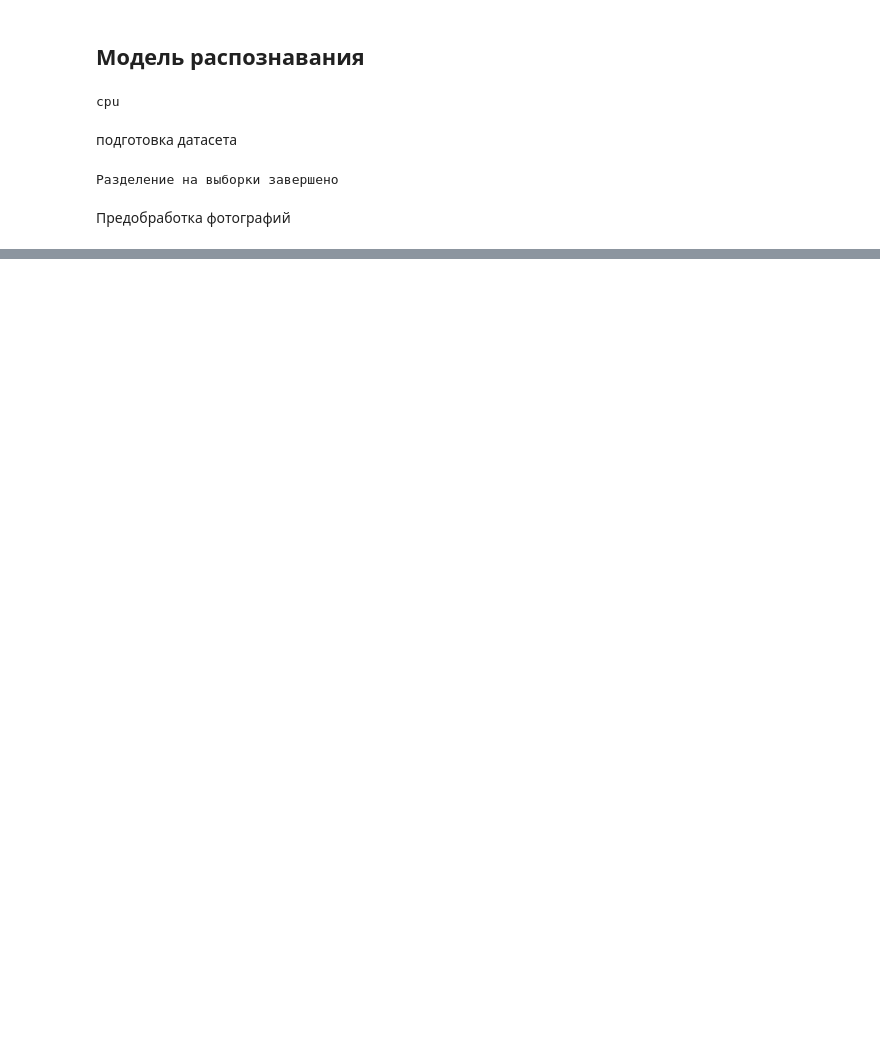
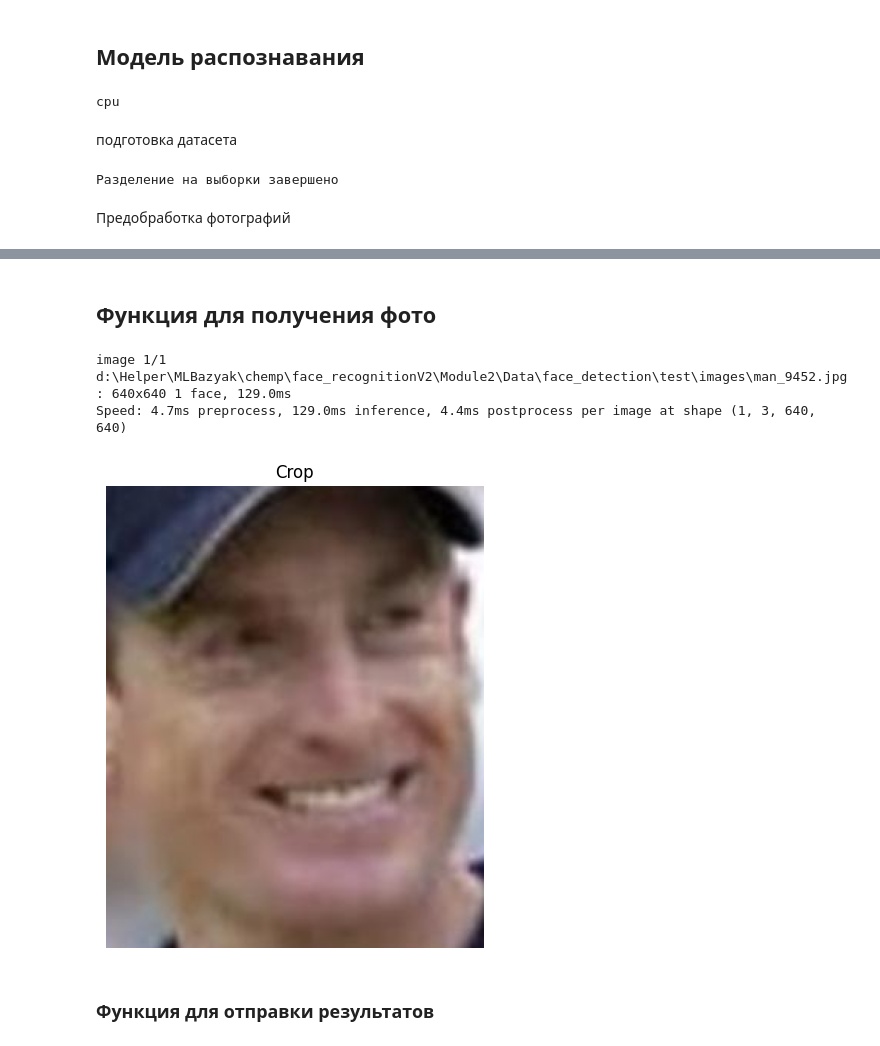
Before and after one commit to Rainfue/face_recognitionV2, a Jupyter notebook: Module2/Report_M2.ipynb, the cells around one changed output, grey strips where cells are left out. Drawn from its saved outputs; the diff is of its cells as text; code cells hidden in the pictures; blank space fills up the shorter version.

Commit message:
df + model + api + some function

```diff
--- a/Module2/Report_M2.ipynb
+++ b/Module2/Report_M2.ipynb
@@ -133,0 +214,2 @@ Downloading https://github.com/ultralytics/assets/releases/download/v8.3.0/yolov
+# %%
+det_model = YOLO('./runs/detect/face_detection/weights/best.pt')
@@ -213,0 +524,31 @@ train_loader = DataLoader()
+# %% [markdown]
+## Функция для получения фото
+# %%
+def get_photo(img_path: str, model_det: YOLO):
+    res = model_det.predict(img_path, conf=0.3, iou=0.2)
+    image = cv2.imread(img_path)
+    # проходимся по результатам детекции
+    for result in res:
+        boxes = result.boxes.xyxy.cpu().numpy()
+        for box in boxes:
+            x1,y1,x2,y2 = map(int, box)
+            crop = image[y1:y2, x1:x2]
+
+    return crop
+# %%
+img_path = './Data/face_detection/test/images/man_9452.jpg'
+crop = get_photo(img_path, det_model)
+
+
+plt.figure(figsize=(10,6))
+# plt.imshow(cv2.cvtColor(crop, cv2.COLOR_BGR2RGB))
+plt.imshow(Image.fromarray(cv2.cvtColor(crop, cv2.COLOR_BGR2RGB)))
+plt.title('Crop')
+plt.axis('off')
+plt.show()
+# %% [output]
+image 1/1 d:\Helper\MLBazyak\chemp\face_recognitionV2\Module2\Data\face_detection\test\images\man_9452.jpg: 640x640 1 face, 129.0ms
+Speed: 4.7ms preprocess, 129.0ms inference, 4.4ms postprocess per image at shape (1, 3, 640, 640)
+[figure, added]
+# %% [markdown]
+### Функция для отправки результатов
```
Also changed, not shown: parts of 21 cells of this notebook, 31 other files.
